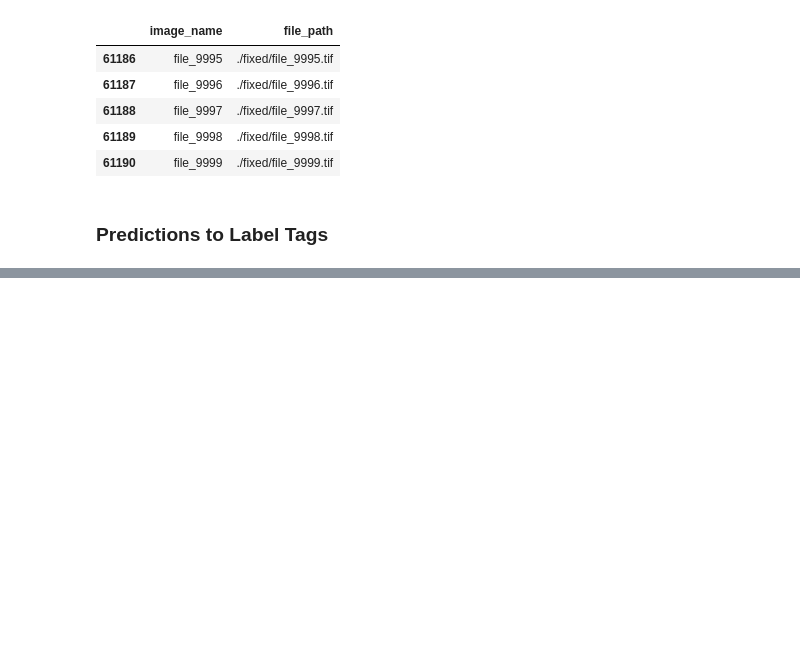
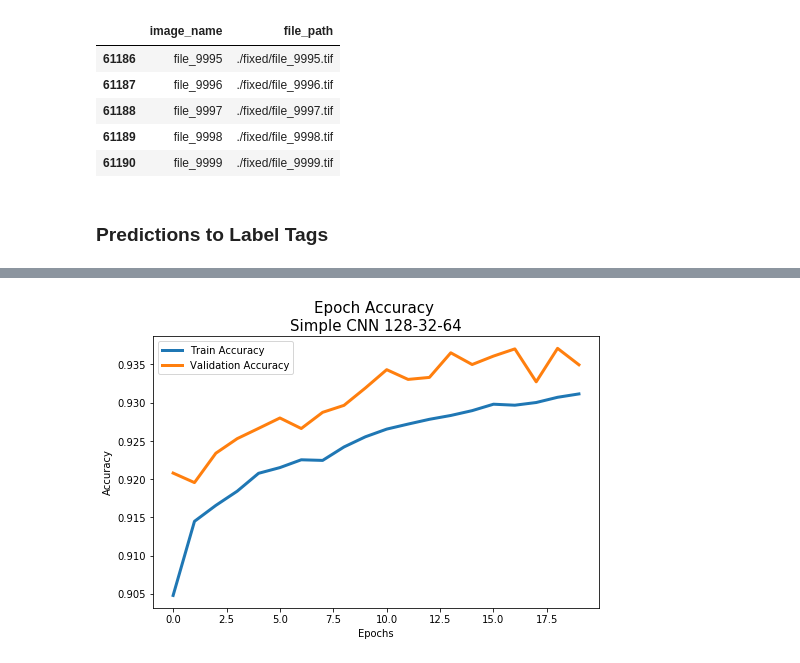
Before and after one commit to cameronbronstein/Planet-Amazon-Deep-Learning, a Jupyter notebook: 3 - Capstone - Modeling.ipynb, the cells around one changed output, grey strips where cells are left out. Drawn from its saved outputs; the diff is of its cells as text; code cells hidden in the pictures; blank space fills up the shorter version.

```diff
--- a/3 - Capstone - Modeling.ipynb
+++ b/3 - Capstone - Modeling.ipynb
@@ -756,0 +520,17 @@ print('Scores are {:.3f} (sklearn) and {:.3f} (keras)'.format(fbeta_sklearn, fbe
+# %%
+plt.figure(figsize = (8, 5))
+plt.title("Epoch Accuracy \nSimple CNN 128-32-64", fontsize = 15)
+
+plt.plot(model_history.history['acc'],
+         label = "Train Accuracy",
+         linewidth = 3)
+plt.plot(model_history.history["val_acc"],
+         label = "Validation Accuracy",
+         linewidth = 3)
+
+plt.xlabel("Epochs")
+plt.ylabel("Accuracy")
+
+plt.legend();
+# %% [output]
+[figure, added]
```
Also changed, not shown: parts of 107 cells of this notebook.
